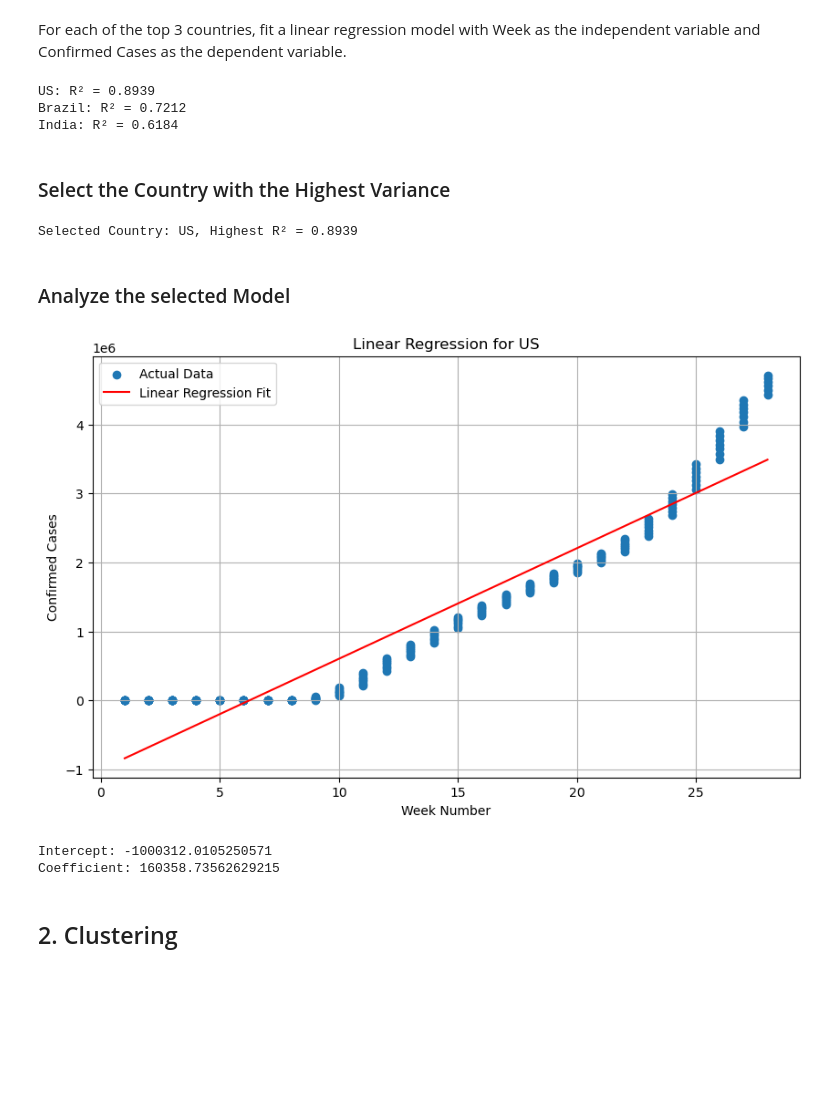
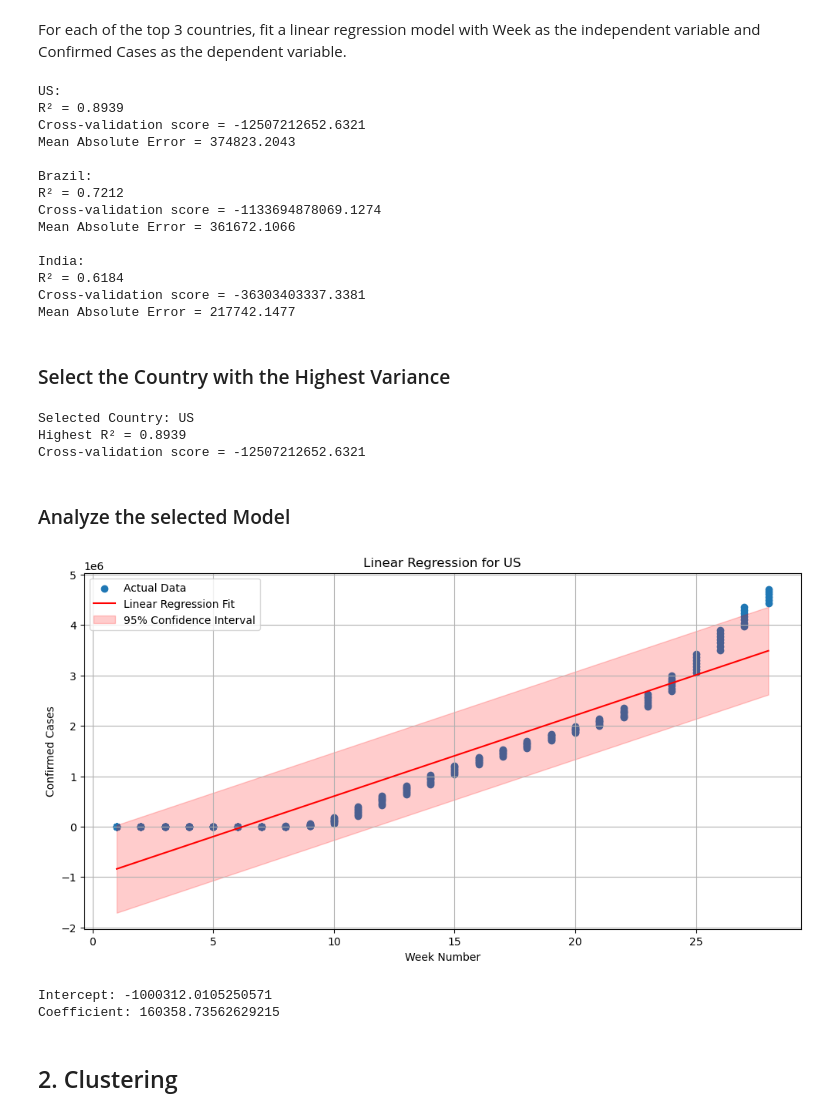
Before and after one commit to CluongUni/torrens-bda601, a Jupyter notebook: Assessment 03/A00117495_BDA601_Assessment3.ipynb, the cells around one changed output. Drawn from its saved outputs; the diff is of its cells as text; code cells hidden in the pictures; blank space fills up the shorter version.

```diff
--- a/Assessment 03/A00117495_BDA601_Assessment3.ipynb
+++ b/Assessment 03/A00117495_BDA601_Assessment3.ipynb
@@ -42,10 +50,13 @@ Top 3 countries: ['US', 'Brazil', 'India']
 # %% [markdown]
 For each of the top 3 countries, fit a linear regression model with Week as the independent variable and Confirmed Cases as the dependent variable.
 # %%
-from sklearn.model_selection import train_test_split
+import numpy as np
+from sklearn.metrics import mean_absolute_error, mean_squared_error
+from sklearn.model_selection import train_test_split, cross_val_score
 
 # Function to fit linear regression and calculate variance (R²)
 def fit_linear_regression(country, data):
+
     # Filter data for the given country
     country_data = data[data['Country/Region'] == country]
 
@@ -53,61 +64,106 @@ def fit_linear_regression(country, data):
     X = country_data['Week'].values.reshape(-1, 1)
     y = country_data['Confirmed'].values
 
+    # Perform cross-validation
+    model = LinearRegression()
+    cv_scores = cross_val_score(model, X, y, cv=5)
+
     # Fit linear regression model
-    model = LinearRegression()
     model.fit(X, y)
 
-    # Predict and calculate variance explained (R²)
+    # Predict and calculate metrics : variance explained (R²), MSE, MAE
     y_pred = model.predict(X)
     r2 = r2_score(y, y_pred)
+    mse = mean_squared_error(y,y_pred)
+    mae = mean_absolute_error(y,y_pred)
 
-    return model, r2, country_data
+    # Calculate prediction intervals
+    # 1.96 is the value from the standard normal distribution (Z-distribution)
+    # corresponding to a 95% confidence level
+    std_error = np.sqrt(mse)
+    conf_interval = 1.96*std_error
+
+    metrics = {
+        'r2':r2,
+        'mse':mse,
+        'mae':mae,
+        'cv_score_mean':cv_scores.mean(),
+        'conf_interval':conf_interval
+    }
+
+    return model, metrics, country_data
 
 # Fit models for the top 3 countries
 models = {}
 for country in top_countries:
-    model, r2, country_data = fit_linear_regression(country, df_grouped)
+    model, metrics, country_data = fit_linear_regression(country, df_grouped)
     models[country] = {
         'model': model,
-        'r2': r2,
+        'metrics': metrics,
         'data': country_data
     }
-    print(f"{country}: R² = {r2:.4f}")
+    print(f"{country}:")
+    print(f"R² = {metrics['r2']:.4f}")
+    print(f"Cross-validation score = {metrics['cv_score_mean']:.4f}")
+    print(f"Mean Absolute Error = {metrics['mae']:.4f}\n")
 # %% [output]
-US: R² = 0.8939
-Brazil: R² = 0.7212
-India: R² = 0.6184
+US:
+R² = 0.8939
+Cross-validation score = -12507212652.6321
+Mean Absolute Error = 374823.2043
+
+Brazil:
+R² = 0.7212
+Cross-validation score = -1133694878069.1274
+Mean Absolute Error = 361672.1066
+
+India:
+R² = 0.6184
+Cross-validation score = -36303403337.3381
+Mean Absolute Error = 217742.1477
 # %% [markdown]
 ### Select the Country with the Highest Variance
 # %%
 # Find the country with the highest R²
-selected_country = max(models, key=lambda x: models[x]['r2'])
+selected_country = max(models, key=lambda x: models[x]['metrics']['r2'])
 selected_model = models[selected_country]['model']
 selected_data = models[selected_country]['data']
+selected_metrics = models[selected_country]['metrics']
 
-print(f"Selected Country: {selected_country}, Highest R² = {models[selected_country]['r2']:.4f}")
+print(f"Selected Country: {selected_country}")
+print(f"Highest R² = {selected_metrics['r2']:.4f}")
+print(f"Cross-validation score = {selected_metrics['cv_score_mean']:.4f}")
 # %% [output]
-Selected Country: US, Highest R² = 0.8939
+Selected Country: US
+Highest R² = 0.8939
+Cross-validation score = -12507212652.6321
 # %% [markdown]
 ### Analyze the selected Model
 # %%
 # Visualize the linear regression for the selected country
-plt.figure(figsize=(10, 6))
+plt.figure(figsize=(12, 6))
 plt.scatter(selected_data['Week'], selected_data['Confirmed'], label='Actual Data')
 plt.plot(selected_data['Week'], selected_model.predict(selected_data['Week'].values.reshape(-1, 1)),
          color='red', label='Linear Regression Fit')
+
+y_pred = selected_model.predict(selected_data['Week'].values.reshape(-1, 1))
+plt.fill_between(selected_data['Week'],
+                 y_pred - selected_metrics['conf_interval'],
+                 y_pred + selected_metrics['conf_interval'],
+                 alpha=0.2, color='red', label='95% Confidence Interval')
+
 plt.title(f'Linear Regression for {selected_country}')
 plt.xlabel('Week Number')
 plt.ylabel('Confirmed Cases')
 plt.legend()
 plt.grid(True)
 plt.show()
 
 # Print model coefficients
 print(f"Intercept: {selected_model.intercept_}")
 print(f"Coefficient: {selected_model.coef_[0]}")
 # %% [output]
-[figure, old version]
+[figure, new version]
 Intercept: -1000312.0105250571
 Coefficient: 160358.73562629215
 # %% [markdown]
```
Also changed, not shown: parts of 14 cells of this notebook.
